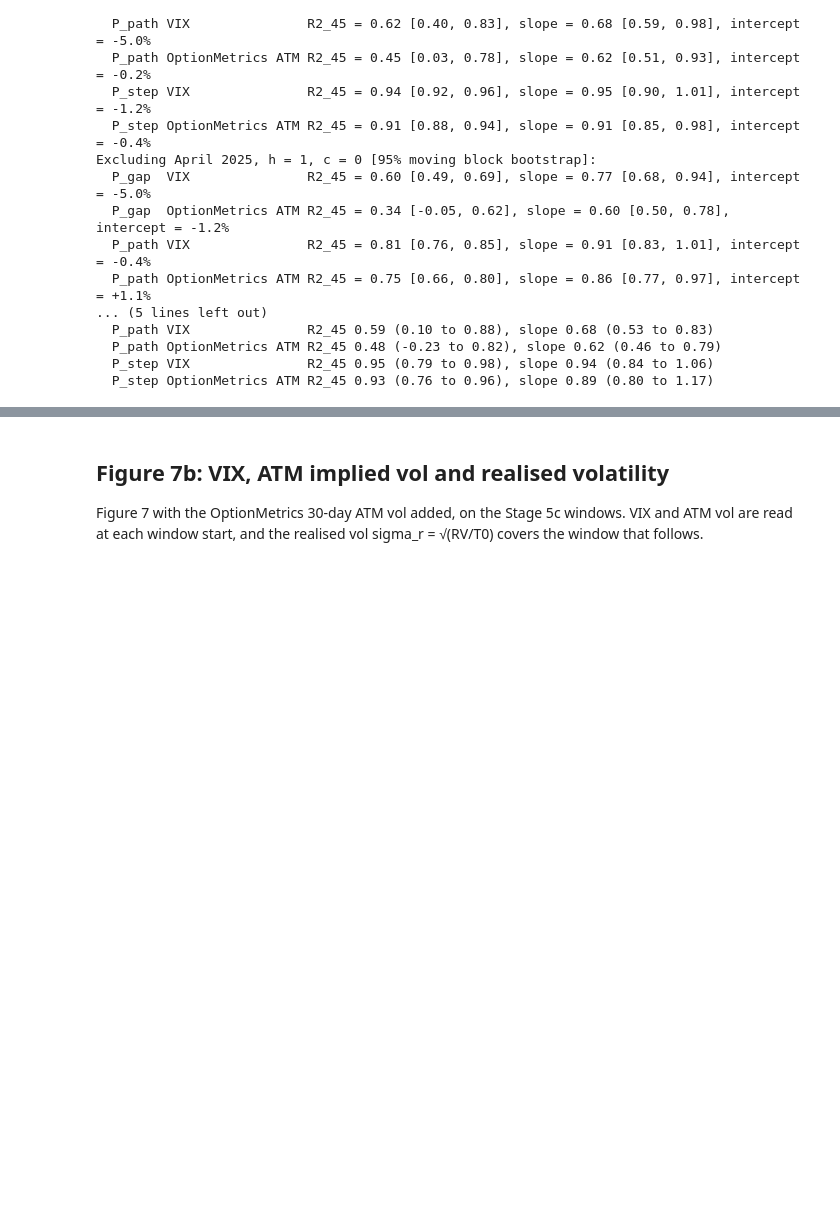
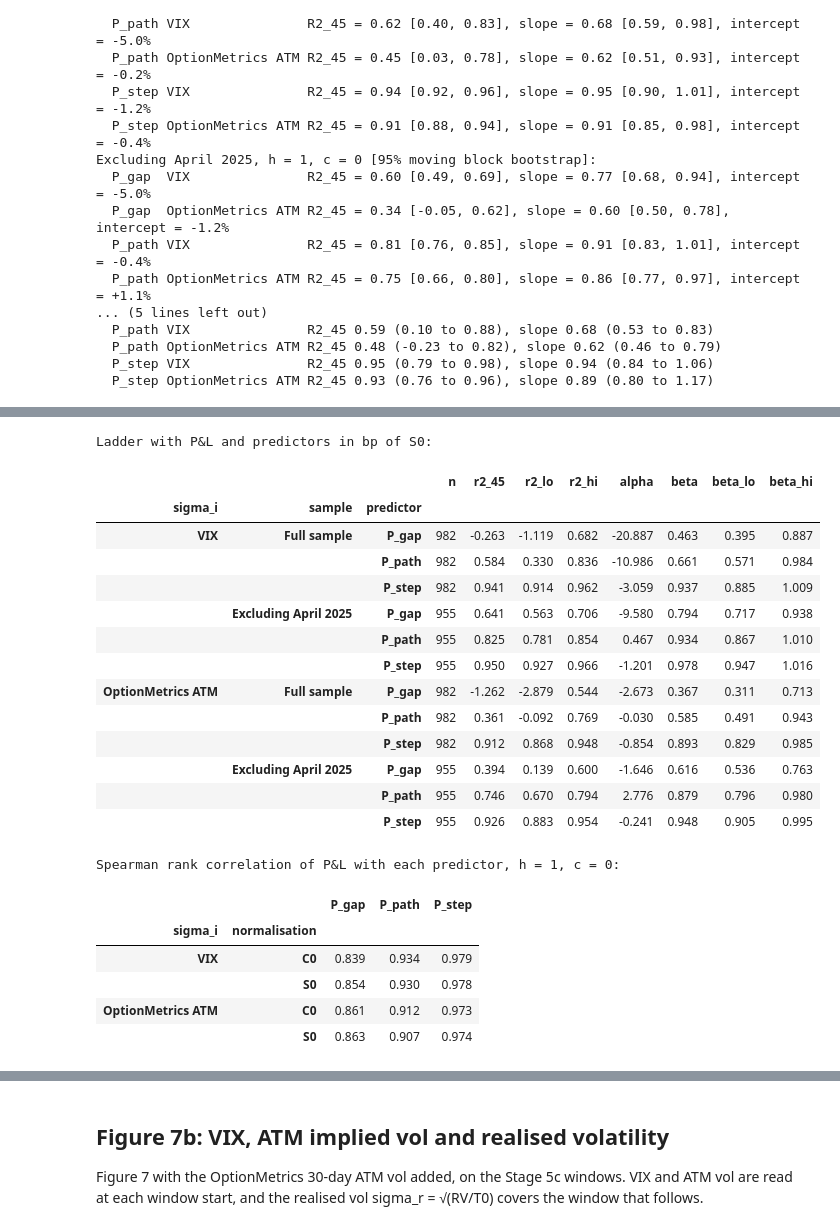
Before and after one commit to yogi-agarwal/vol-surface-delta-hedging, a Jupyter notebook: notebooks/analysis.ipynb, the cells around one changed output, grey strips where cells are left out. Saved outputs shown, nothing was run; the diff lists cells and outputs as text; code cells hidden in the pictures; blank space fills up the shorter version.

Commit message:
stage5c: add precision and robustness diagnostics

```diff
--- a/notebooks/analysis.ipynb
+++ b/notebooks/analysis.ipynb
@@ -686,0 +700,19 @@ Excluding April 2025, h = 1, c = 0 [95% moving block bootstrap]:
+# %%
+if om is not None:
+    pnl_5c = {label: res.pnl for label, res in runs_5c.items()}
+    pnl_5c["VIX minus ATM"] = pnl_5c["VIX"] - pnl_5c["OptionMetrics ATM"]  # paired, window by window
+    precision_rows = {}
+    for label, y in pnl_5c.items():
+        boot_mean = y[boot_5c].mean(axis=1)
+        stride_mean = np.array([y[sub].mean() for sub in subsamples_5c])
+        precision_rows[label] = {
+            "mean (%)": 100 * y.mean(),
+            "lo (%)": 100 * np.percentile(boot_mean, 2.5),
+            "hi (%)": 100 * np.percentile(boot_mean, 97.5),
+            "stride median (%)": 100 * np.median(stride_mean),
+            "stride min (%)": 100 * stride_mean.min(),
+            "stride max (%)": 100 * stride_mean.max(),
+        }
+    table_4d_precision = pd.DataFrame.from_dict(precision_rows, orient="index").rename_axis("hedged P&L")
+    with pd.option_context("display.float_format", "{:.2f}".format):
+        display(table_4d_precision)
@@ -687,2 +728,49 @@ Excluding April 2025, h = 1, c = 0 [95% moving block bootstrap]:
+# %%
+if om is not None:
+    from scipy.stats import spearmanr
+
+    ladders_s0, spearman_rows = {}, []
+    for label, res in runs_5c.items():
+        to_bp_s0 = 1e4 * res.c0 / S[starts_5c]  # fraction of C0·G0 to bp of S0·G0, per window
+        y_s0 = res.pnl * to_bp_s0
+        p_s0 = {name: p * to_bp_s0 for name, p in predictors(res).items()}
+        ladders_s0[(label, "Full sample")] = hg.r2_ladder(y_s0, p_s0, boot_5c)
+        ladders_s0[(label, "Excluding April 2025")] = hg.r2_ladder(
+            y_s0[keep_5c], {name: p[keep_5c] for name, p in p_s0.items()}, boot_5c_keep
+        )
+        for norm, y, p in (("C0", res.pnl, predictors(res)), ("S0", y_s0, p_s0)):
+            row = {"sigma_i": label, "normalisation": norm}
+            row.update({name: spearmanr(y, p[name]).statistic for name in PREDICTORS})
+            spearman_rows.append(row)
+    table_4d_s0 = pd.concat(ladders_s0, names=["sigma_i", "sample", "predictor"])
+    table_4d_spearman = pd.DataFrame(spearman_rows).set_index(["sigma_i", "normalisation"])
+    print("Ladder with P&L and predictors in bp of S0:")
+    with pd.option_context("display.max_rows", 100, "display.float_format", "{:.3f}".format):
+        display(table_4d_s0)
+        print("Spearman rank correlation of P&L with each predictor, h = 1, c = 0:")
+        display(table_4d_spearman)
+# %% [output]
+Ladder with P&L and predictors in bp of S0:
+|  |  |  | n | r2_45 | r2_lo | r2_hi | alpha | beta | beta_lo | beta_hi |
+| sigma_i | sample | predictor |  |  |  |  |  |  |  |  |
+| VIX | Full sample | P_gap | 982 | -0.263 | -1.119 | 0.682 | -20.887 | 0.463 | 0.395 | 0.887 |
+|  |  | P_path | 982 | 0.584 | 0.330 | 0.836 | -10.986 | 0.661 | 0.571 | 0.984 |
+|  |  | P_step | 982 | 0.941 | 0.914 | 0.962 | -3.059 | 0.937 | 0.885 | 1.009 |
+|  | Excluding April 2025 | P_gap | 955 | 0.641 | 0.563 | 0.706 | -9.580 | 0.794 | 0.717 | 0.938 |
+|  |  | P_path | 955 | 0.825 | 0.781 | 0.854 | 0.467 | 0.934 | 0.867 | 1.010 |
+|  |  | P_step | 955 | 0.950 | 0.927 | 0.966 | -1.201 | 0.978 | 0.947 | 1.016 |
+| OptionMetrics ATM | Full sample | P_gap | 982 | -1.262 | -2.879 | 0.544 | -2.673 | 0.367 | 0.311 | 0.713 |
+|  |  | P_path | 982 | 0.361 | -0.092 | 0.769 | -0.030 | 0.585 | 0.491 | 0.943 |
+|  |  | P_step | 982 | 0.912 | 0.868 | 0.948 | -0.854 | 0.893 | 0.829 | 0.985 |
+|  | Excluding April 2025 | P_gap | 955 | 0.394 | 0.139 | 0.600 | -1.646 | 0.616 | 0.536 | 0.763 |
+|  |  | P_path | 955 | 0.746 | 0.670 | 0.794 | 2.776 | 0.879 | 0.796 | 0.980 |
+|  |  | P_step | 955 | 0.926 | 0.883 | 0.954 | -0.241 | 0.948 | 0.905 | 0.995 |
+Spearman rank correlation of P&L with each predictor, h = 1, c = 0:
+|  |  | P_gap | P_path | P_step |
+| sigma_i | normalisation |  |  |  |
+| VIX | C0 | 0.839 | 0.934 | 0.979 |
+|  | S0 | 0.854 | 0.930 | 0.978 |
+| OptionMetrics ATM | C0 | 0.861 | 0.912 | 0.973 |
+|  | S0 | 0.863 | 0.907 | 0.974 |
 # %% [markdown]
 ## The VIX gap and the 30-day skew
```
Also changed, not shown: parts of 7 cells of this notebook, 1 other file.
